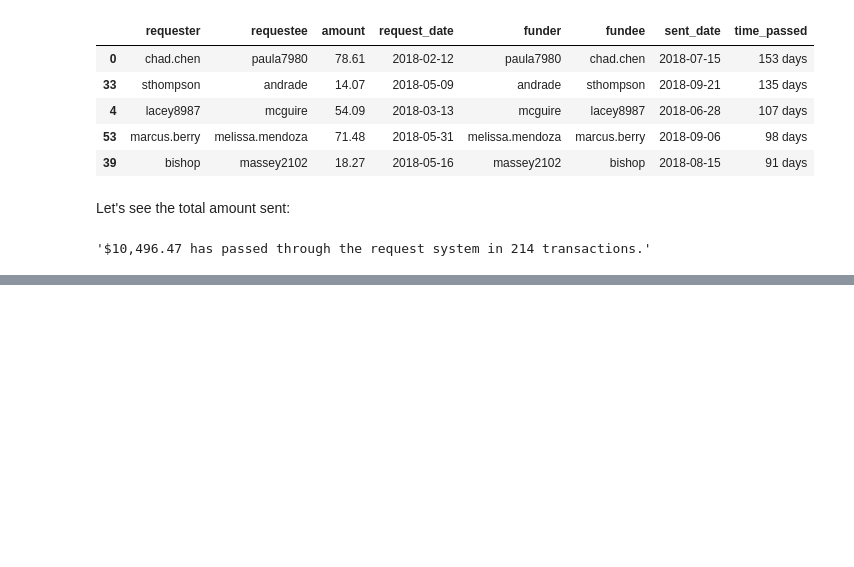
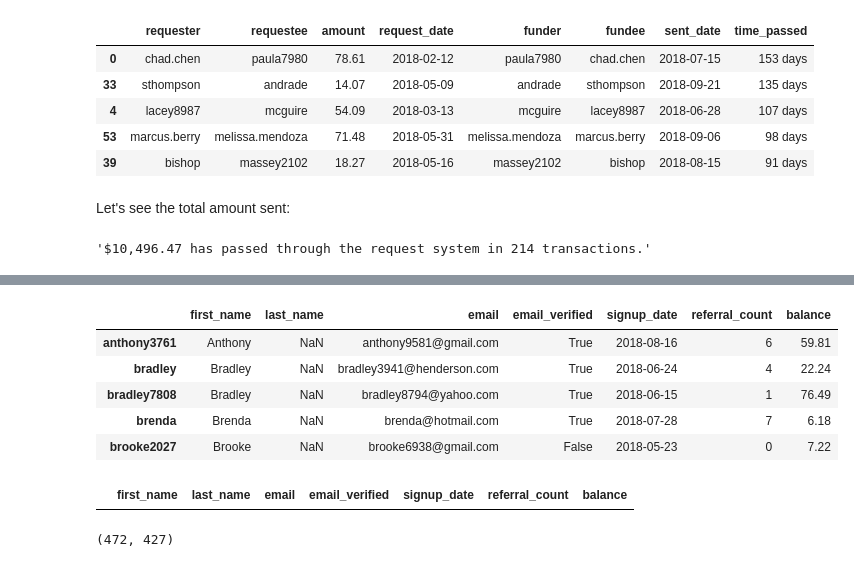
Before and after one commit to Crossroadsman/python-notes, a Jupyter notebook: libraries/pandas/Pandas.ipynb, the cells around one changed output, grey strips where cells are left out. Saved outputs shown, nothing was run; the diff lists cells and outputs as text; code cells hidden in the pictures; blank space fills up the shorter version.

```diff
--- a/libraries/pandas/Pandas.ipynb
+++ b/libraries/pandas/Pandas.ipynb
@@ -1005,0 +1098,25 @@ dupes.sort_values(['requester', 'request_date'])
+# %%
+# We can use `Series.isna` to check for missing values such as None or np.nan
+users[users.last_name.isna()].head()
+# %% [output]
+|  | first_name | last_name | email | email_verified | signup_date | referral_count | balance |
+| anthony3761 | Anthony | NaN | anthony9581@gmail.com | True | 2018-08-16 | 6 | 59.81 |
+| bradley | Bradley | NaN | bradley3941@henderson.com | True | 2018-06-24 | 4 | 22.24 |
+| bradley7808 | Bradley | NaN | bradley8794@yahoo.com | True | 2018-06-15 | 1 | 76.49 |
+| brenda | Brenda | NaN | brenda@hotmail.com | True | 2018-07-28 | 7 | 6.18 |
+| brooke2027 | Brooke | NaN | brooke6938@gmail.com | False | 2018-05-23 | 0 | 7.22 |
+# %%
+# can use `fillna()` to replace all unknown values with a specified value. By default it
+# returns a new DataFrame but we can use `inplace` to mutate the existing DataFrame
+users_with_unknown = users.fillna('Unknown')
+users_with_unknown[users_with_unknown.last_name.isna()].head()
+# %% [output]
+|  | first_name | last_name | email | email_verified | signup_date | referral_count | balance |
+# %%
+# Alternatively we can just drop rows that have missing data, again we can use `inplace` to
+# mutate a DataFrame
+users_with_last_names = users.dropna()
+
+(len(users), len(users_with_last_names))
+# %% [output]
+(472, 427)
```
Also changed, not shown: parts of 15 cells of this notebook.
